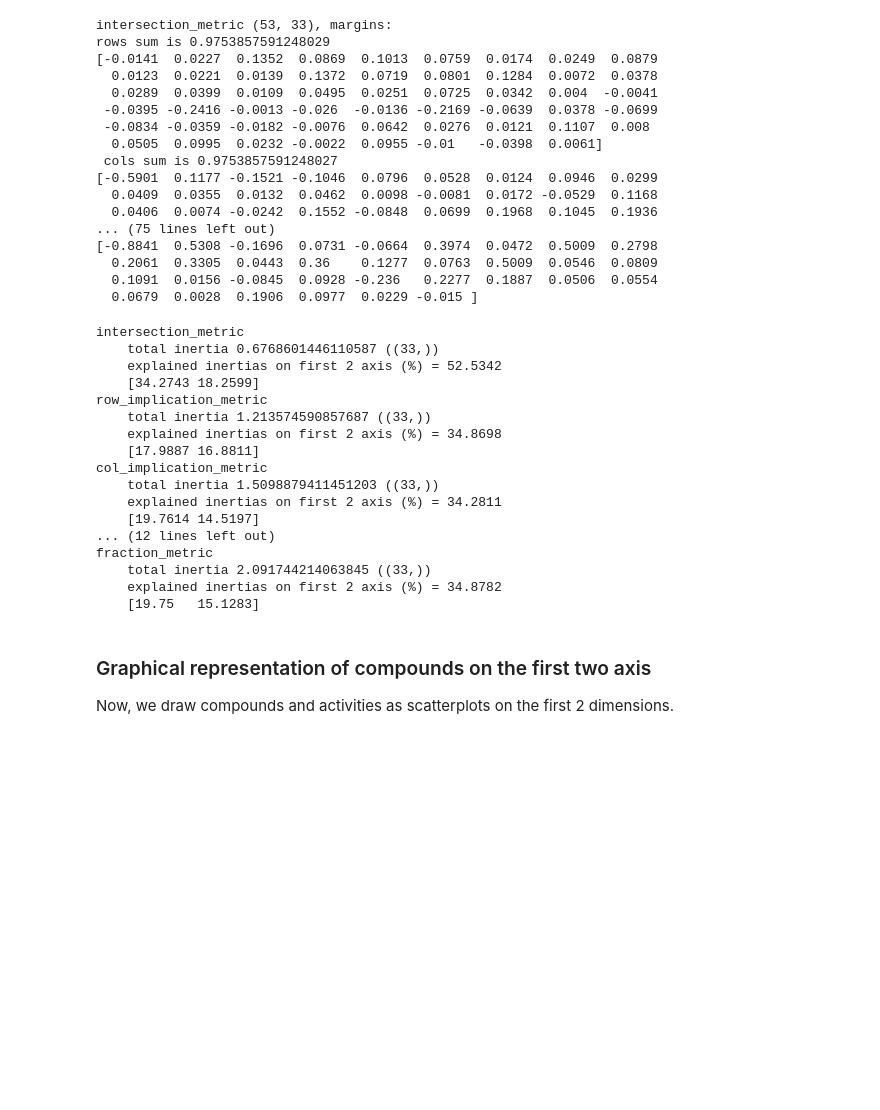
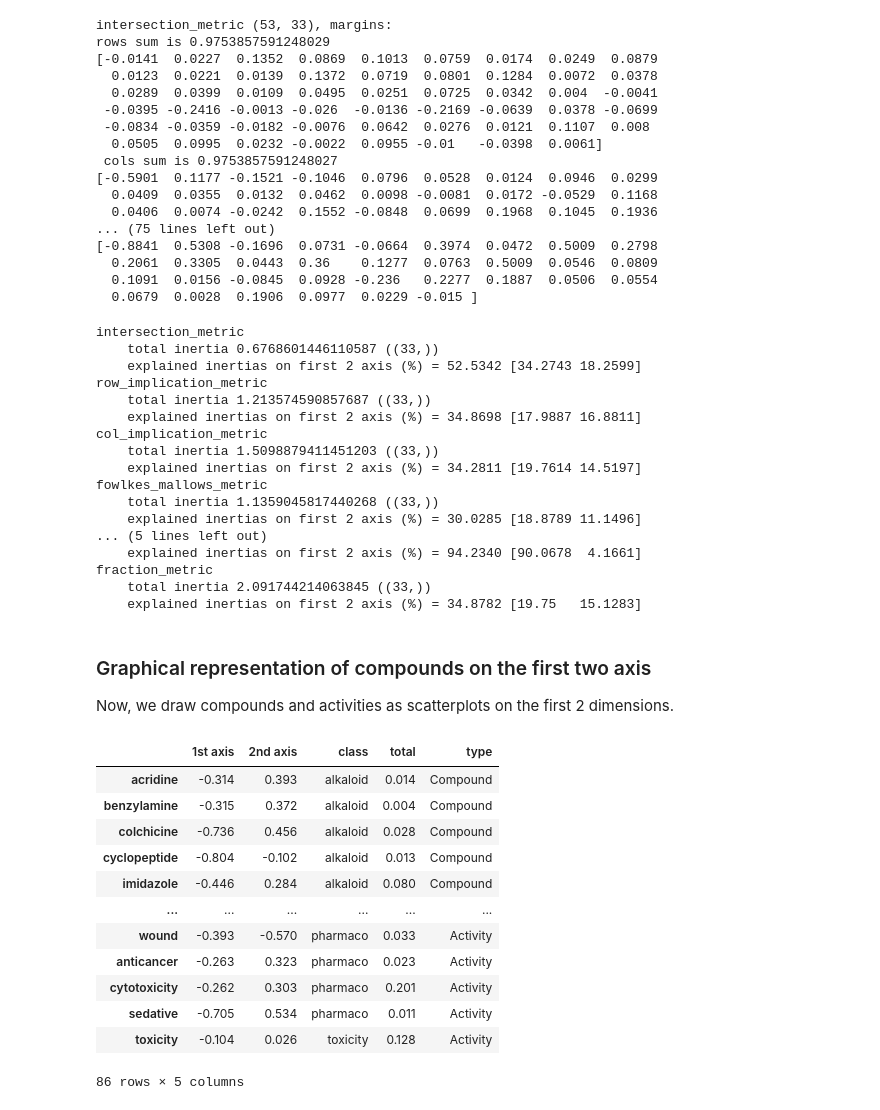
Before and after one commit to romulusFR/Rec-DM-chemotaxonomy, a Jupyter notebook: scopus/biblio_analysis.ipynb, the cells around one changed output. Drawn from its saved outputs; the diff is of its cells as text; code cells hidden in the pictures; blank space fills up the shorter version.

```diff
--- a/scopus/biblio_analysis.ipynb
+++ b/scopus/biblio_analysis.ipynb
@@ -491,7 +491,7 @@ NAXIS = 2
 NEXAMPLES = 10
 
 # TODO use the standard scipy API
-@dataclass
+@dataclasses.dataclass
 class CA:
     rows_coordinates: npt.NDArray
     cols_coordinates: npt.NDArray
@@ -540,25 +540,25 @@ for m_name, df in score_df.items():
     res = correspondence_analysis(df)
     print(m_name)
     print(f"    total inertia {res.inertias.sum()} ({res.inertias.shape})")
-    print(f"    explained inertias on first {NAXIS} axis (%) = {100*res.inertias[:NAXIS].sum()/res.inertias.sum():.4f}\n    {100*res.inertias[:NAXIS]/res.inertias.sum()}")
+    print(f"    explained inertias on first {NAXIS} axis (%) = {100*res.inertias[:NAXIS].sum()/res.inertias.sum():.4f} {100*res.inertias[:NAXIS]/res.inertias.sum()}")
 # %% [output]
 intersection_metric
     total inertia 0.6768601446110587 ((33,))
-    explained inertias on first 2 axis (%) = 52.5342
-    [34.2743 18.2599]
+    explained inertias on first 2 axis (%) = 52.5342 [34.2743 18.2599]
 row_implication_metric
     total inertia 1.213574590857687 ((33,))
-    explained inertias on first 2 axis (%) = 34.8698
-    [17.9887 16.8811]
+    explained inertias on first 2 axis (%) = 34.8698 [17.9887 16.8811]
 col_implication_metric
     total inertia 1.5098879411451203 ((33,))
-    explained inertias on first 2 axis (%) = 34.2811
-    [19.7614 14.5197]
-... (12 lines left out)
+    explained inertias on first 2 axis (%) = 34.2811 [19.7614 14.5197]
+fowlkes_mallows_metric
+    total inertia 1.1359045817440268 ((33,))
+    explained inertias on first 2 axis (%) = 30.0285 [18.8789 11.1496]
+... (5 lines left out)
+    explained inertias on first 2 axis (%) = 94.2340 [90.0678  4.1661]
 fraction_metric
     total inertia 2.091744214063845 ((33,))
-    explained inertias on first 2 axis (%) = 34.8782
-    [19.75   15.1283]
+    explained inertias on first 2 axis (%) = 34.8782 [19.75   15.1283]
 # %% [markdown]
 ### Graphical representation of compounds on the first two axis
 
@@ -579,9 +565,0 @@ compounds_ca
-# %%
-activities_ca = pd.DataFrame(index=with_with_matrix.columns.droplevel())
-activities_ca["1st axis"] = c_coords[:, 0]
-activities_ca["2nd axis"] = -c_coords[:, 1]
-activities_ca["class"] = with_with_matrix.columns.droplevel(1)
-activities_ca["total"] = np.sum(M, axis=0)
-activities_ca["type"] = "Activity"
-
-activities_ca
@@ -591 +566,43 @@ full_ca = pd.concat([compounds_ca, activities_ca], axis= 0)
+# %%
+def data_to_ca(df, r_coords, c_coords):
+    # r_coords, c_coords, inertias = dataclasses.astuple(correspondence_analysis(df))
+
+
+    compounds_ca = pd.DataFrame(index=df.index.droplevel())
+    compounds_ca["1st axis"] = r_coords[:, 0]
+    compounds_ca["2nd axis"] = -r_coords[:, 1]
+    compounds_ca["class"] = df.index.droplevel(1)
+    compounds_ca["total"] = np.sum(df.values, axis=1)
+    compounds_ca["type"] = "Compound"
+
+
+
+    activities_ca = pd.DataFrame(index=df.columns.droplevel())
+    activities_ca["1st axis"] = c_coords[:, 0]
+    activities_ca["2nd axis"] = -c_coords[:, 1]
+    activities_ca["class"] = df.columns.droplevel(1)
+    activities_ca["total"] = np.sum(df.values, axis=0)
+    activities_ca["type"] = "Activity"
+
+    full_ca = pd.concat([compounds_ca, activities_ca], axis= 0)
+    return full_ca
+
+df = score_df["intersection_metric"]
+ca_res = correspondence_analysis(df)
+plot_ca = data_to_ca(df, ca_res.rows_coordinates, ca_res.cols_coordinates)
+plot_ca
+# %% [output]
+|  | 1st axis | 2nd axis | class | total | type |
+| acridine | -0.314 | 0.393 | alkaloid | 0.014 | Compound |
+| benzylamine | -0.315 | 0.372 | alkaloid | 0.004 | Compound |
+| colchicine | -0.736 | 0.456 | alkaloid | 0.028 | Compound |
+| cyclopeptide | -0.804 | -0.102 | alkaloid | 0.013 | Compound |
+| imidazole | -0.446 | 0.284 | alkaloid | 0.080 | Compound |
+| ... | ... | ... | ... | ... | ... |
+| wound | -0.393 | -0.570 | pharmaco | 0.033 | Activity |
+| anticancer | -0.263 | 0.323 | pharmaco | 0.023 | Activity |
+| cytotoxicity | -0.262 | 0.303 | pharmaco | 0.201 | Activity |
+| sedative | -0.705 | 0.534 | pharmaco | 0.011 | Activity |
+| toxicity | -0.104 | 0.026 | toxicity | 0.128 | Activity |
+86 rows × 5 columns
 # %%
```
Also changed, not shown: parts of 5 cells of this notebook.
